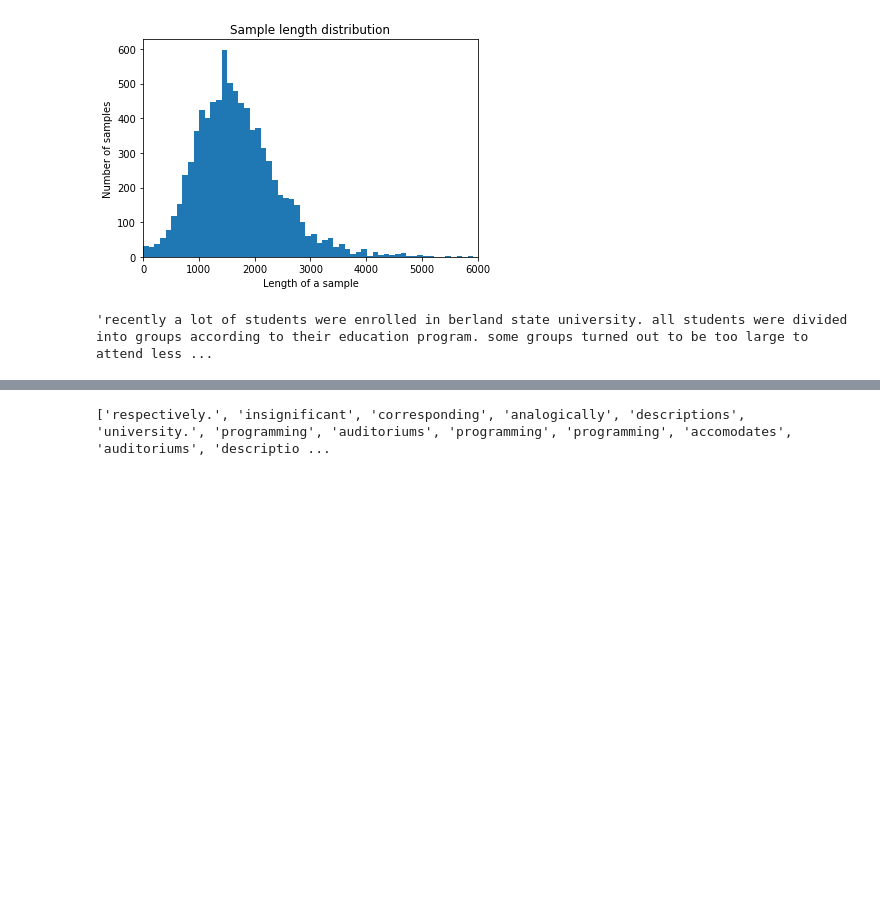
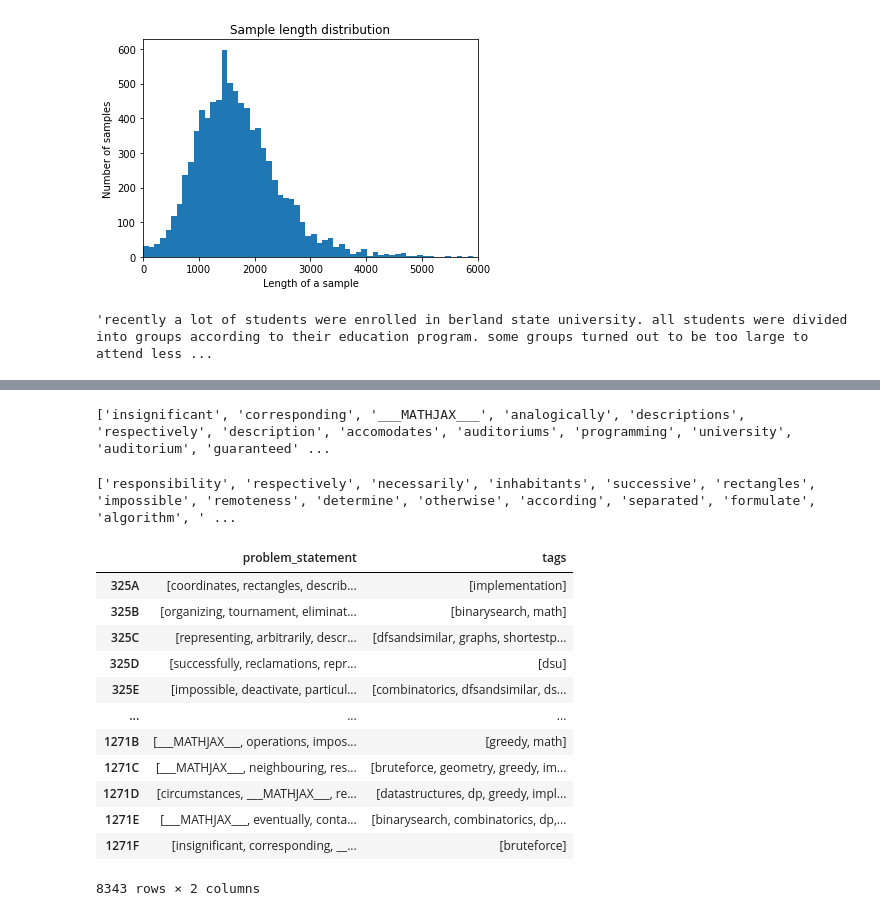
Before and after one commit to jhojin7/codeforces-predict, a Jupyter notebook: eda.ipynb, the cells around one changed output, grey strips where cells are left out. Drawn from its saved outputs; the diff is of its cells as text; code cells hidden in the pictures; blank space fills up the shorter version.

Commit message:
eda+preprocessing

```diff
--- a/eda.ipynb
+++ b/eda.ipynb
@@ -115,7 +114,7 @@ import re
 mathjax = "(\$\$\$(.*?)\$\$\$)"
 shortword = r"\W*\b\w{1,2}\b"
 regex_pipeline = sample
-regex_pipeline = re.sub(mathjax," MATHJAX ",regex_pipeline)
+regex_pipeline = re.sub(mathjax," ___MATHJAX___ ",regex_pipeline)
 # regex_pipeline = re.sub(shortword,"",regex_pipeline)
 print(regex_pipeline[:500])
 # %% [output]
@@ -125,15 +138,63 @@ there are  MATHJAX  new groups belonging to this faculty. students have to atten
 # %%
-tokenizer = TreebankWordTokenizer()
-try:
-    stop_words = set(stopwords.words("english"))
-except LookupError:
-    nltk.download("stopwords","./data/nltk/")
-
-result = []
-for word in tokenizer.tokenize(regex_pipeline):
+result = set()
+# for word in tokenizer.tokenize(regex_pipeline):
+for word in tokenized:
     if len(word)>=3 and word not in stop_words:
-        result.append(word)
+        result.add(word)
 # top 100 longest words
-print(sorted(result,key=lambda w:-len(w))[:100])
+print(sorted(result,key=lambda word: -len(word)))
 # %% [output]
-['respectively.', 'insignificant', 'corresponding', 'analogically', 'descriptions', 'university.', 'programming', 'auditoriums', 'programming', 'programming', 'accomodates', 'auditoriums', 'descriptio ...
+['insignificant', 'corresponding', '___MATHJAX___', 'analogically', 'descriptions', 'respectively', 'description', 'accomodates', 'auditoriums', 'programming', 'university', 'auditorium', 'guaranteed' ...
+# %%
+# text preprocessing as function
+def text_preprocess(txt, top_n=200)->list:
+    """ preprocessing text
+    txt = text to process
+    top_n = keep only top n words sorted in reverse len order"""
+    sample = txt.lower()
+    mathjax = "(\$\$\$(.*?)\$\$\$)"
+    shortword = r"\W*\b\w{1,2}\b"
+    regex_pipeline = sample
+    regex_pipeline = re.sub(mathjax," ___MATHJAX___ ",regex_pipeline)
+    try:
+        stop_words = set(stopwords.words("english"))
+    except LookupError:
+        nltk.download("stopwords","./data/nltk/")
+    # tokenized=(tokenizer.tokenize(regex_pipeline))
+
+    tokenized = wordpunct_tokenize(regex_pipeline)
+    result = set()
+    for word in tokenized:
+        if len(word)>=3 and word not in stop_words:
+            result.add(word)
+    # top 100 longest words
+    # print(sorted(result,key=lambda word: -len(word)))
+    return sorted(result,key=lambda word: -len(word))[:top_n]
+
+processed = text_preprocess(clean_df.problem_statement[9])
+print(processed)
+# %% [output]
+['responsibility', 'respectively', 'necessarily', 'inhabitants', 'successive', 'rectangles', 'impossible', 'remoteness', 'determine', 'otherwise', 'according', 'separated', 'formulate', 'algorithm', ' ...
+# %%
+# preprocess for all df
+# clean_df.apply(text_preprocess, args=(), axis="columns")
+for i in range(len(clean_df.index)):
+    # print(clean_df.iloc[i]["problem_statement"])
+    clean_df.iloc[i]["problem_statement"] = \
+        text_preprocess(str(clean_df.iloc[i]["problem_statement"]))
+
+clean_df
+# %% [output]
+|  | problem_statement | tags |
+| 325A | [coordinates, rectangles, describ... | [implementation] |
+| 325B | [organizing, tournament, eliminat... | [binarysearch, math] |
+| 325C | [representing, arbitrarily, descr... | [dfsandsimilar, graphs, shortestp... |
+| 325D | [successfully, reclamations, repr... | [dsu] |
+| 325E | [impossible, deactivate, particul... | [combinatorics, dfsandsimilar, ds... |
+| ... | ... | ... |
+| 1271B | [___MATHJAX___, operations, impos... | [greedy, math] |
+| 1271C | [___MATHJAX___, neighbouring, res... | [bruteforce, geometry, greedy, im... |
+| 1271D | [circumstances, ___MATHJAX___, re... | [datastructures, dp, greedy, impl... |
+| 1271E | [___MATHJAX___, eventually, conta... | [binarysearch, combinatorics, dp,... |
+| 1271F | [insignificant, corresponding, __... | [bruteforce] |
+8343 rows × 2 columns
```
Also changed, not shown: parts of 6 cells of this notebook.
